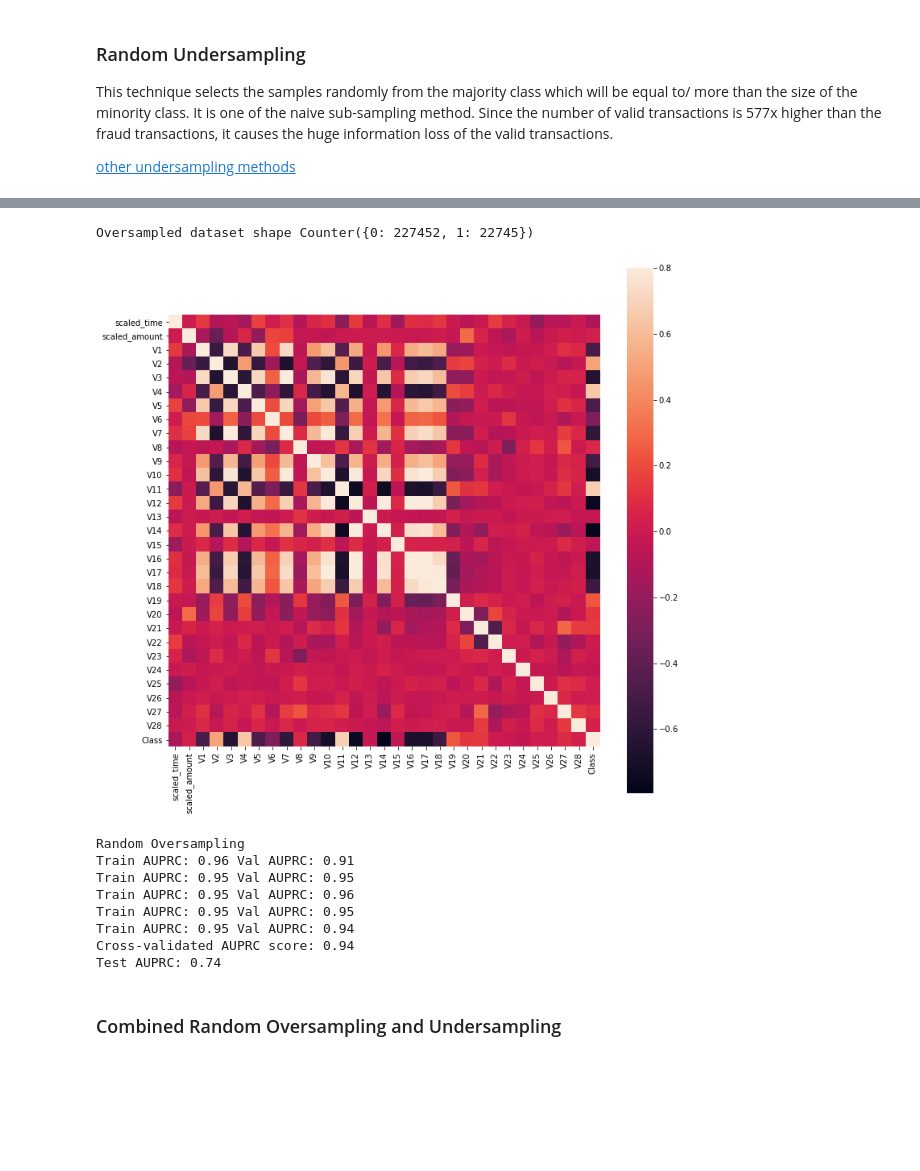
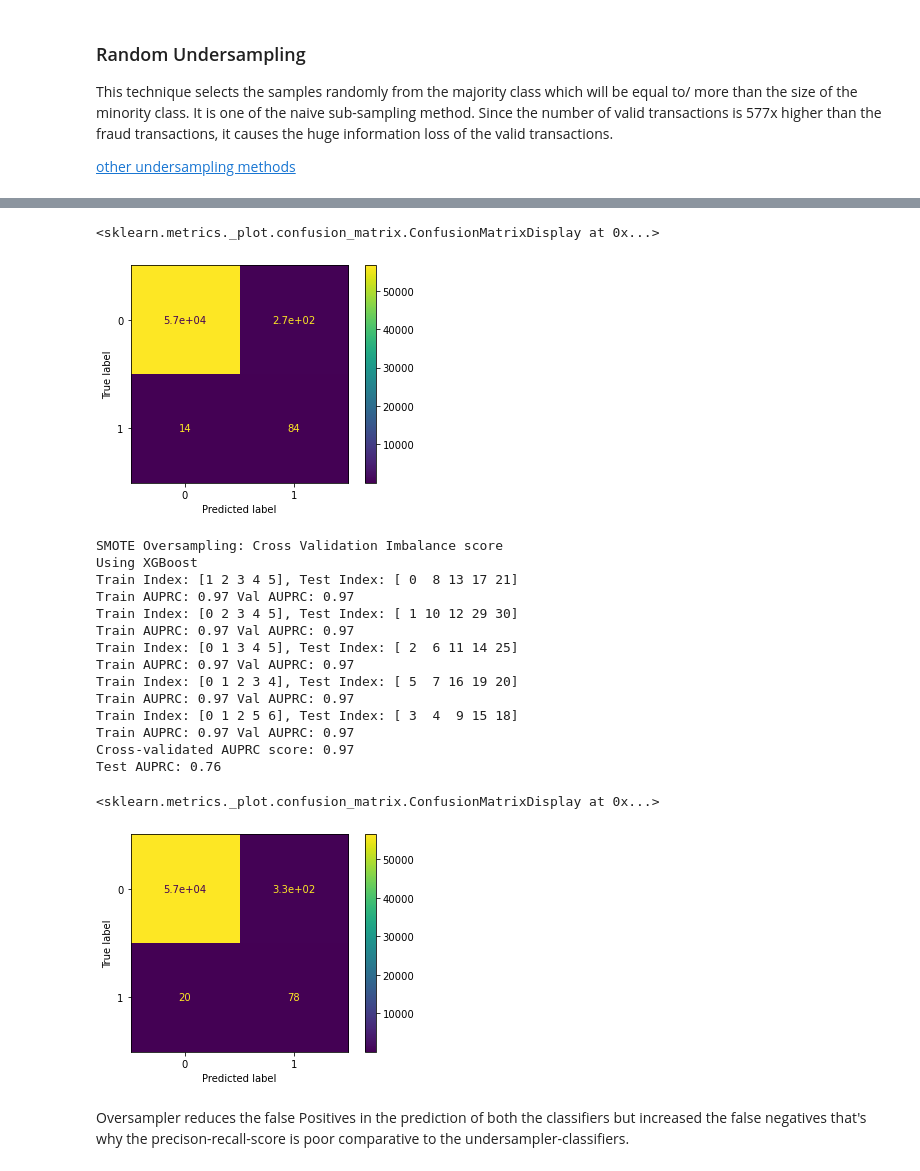
Before and after one commit to Sudhakar17/credit-card-fraud-detection, a Jupyter notebook: credit-card-fraud-detection.ipynb, the cells around one changed output, grey strips where cells are left out. Saved outputs shown, nothing was run; the diff lists cells and outputs as text; code cells hidden in the pictures; blank space fills up the shorter version.

```diff
--- a/credit-card-fraud-detection.ipynb
+++ b/credit-card-fraud-detection.ipynb
@@ -374,9 +420,10 @@ Test AUPRC: 0.76
 # %%
-print("Random Undersampling: CV Imbalance score")
-clf = LogisticRegression()
-score = imbalanced_cross_validation_score(clf, scaled_x_train, scaled_y_train, 5, precision_recall_auc_score, RandomUnderSampler())
+# Logistic regression with Oversampling data
+print("Random Oversampling")
+logistic_clf = LogisticRegression(random_state=42)
+score = imbalanced_cross_validation_score(logistic_clf, oversampled_x, oversampled_y, 5, precision_recall_auc_score)
 print("Cross-validated AUPRC score: %.2f"%score)
 # Test score calculation
-test_score = precision_recall_auc_score(clf, scaled_x_test, scaled_y_test)
+test_score = precision_recall_auc_score(logistic_clf, scaled_x_test, scaled_y_test)
 print("Test AUPRC: %.2f"%(test_score))
 # %% [output]
@@ -397,36 +443,30 @@ This technique duplicates the samples from the minority class in the training se
-# %%
-# Random Oversampling
-random_oversampler = RandomOverSampler(sampling_strategy=0.1, random_state=42)
-oversample_train_x, oversample_train_y = random_oversampler.fit_resample(scaled_x_train, scaled_y_train)
-print('Oversampled dataset shape %s' % Counter(oversample_train_y))
-# %% [output]
-Oversampled dataset shape Counter({0: 227452, 1: 22745})
-# %%
-# Imbalanced-Oversample correlation matrix
-oversample_train_data = pd.concat([oversample_train_x, oversample_train_y], axis=1)
-correlation_mat = oversample_train_data.corr()
-fig = plt.figure(figsize=(12,12))
-sns.heatmap(correlation_mat, vmax=0.8, square=True)
-plt.show()
-# %% [output]
-[figure, removed]
+# %%
+# plotting the confusion matrix for logistic regression
+plot_confusion_matrix(logistic_clf, scaled_x_test, scaled_y_test)
+# %% [output]
+<sklearn.metrics._plot.confusion_matrix.ConfusionMatrixDisplay at 0x...>
+[figure, added]
 # %%
-# Logistic regression with Oversampling data
-print("Random Oversampling")
-clf = LogisticRegression(random_state=42)
-score = calculate_score(clf, oversample_train_x, oversample_train_y, precision_recall_auc_score)
-print("Cross-validated AUPRC score: %.2f"%score)
+print("SMOTE Oversampling: Cross Validation Imbalance score")
+print("Using XGBoost")
+xgb_clf = XGBClassifier(max_depth=3, n_estimators=200, learning_rate=0.001, subsample=0.25, objective='binary:logistic')
+cv_score = imbalanced_cross_validation_score(xgb_clf, oversampled_x, oversampled_y, 5, precision_recall_auc_score)
+print("Cross-validated AUPRC score: %.2f"%cv_score)
 # Test score calculation
-test_score = precision_recall_auc_score(clf, scaled_x_test, scaled_y_test)
+test_score = precision_recall_auc_score(xgb_clf, scaled_x_test, scaled_y_test)
 print("Test AUPRC: %.2f"%(test_score))
 # %% [output]
-Random Oversampling
-Train AUPRC: 0.96 Val AUPRC: 0.91
-Train AUPRC: 0.95 Val AUPRC: 0.95
-Train AUPRC: 0.95 Val AUPRC: 0.96
-Train AUPRC: 0.95 Val AUPRC: 0.95
-Train AUPRC: 0.95 Val AUPRC: 0.94
-Cross-validated AUPRC score: 0.94
-Test AUPRC: 0.74
+SMOTE Oversampling: Cross Validation Imbalance score
+Using XGBoost
+Train Index: [1 2 3 4 5], Test Index: [ 0  8 13 17 21]
+Train AUPRC: 0.97 Val AUPRC: 0.97
+Train Index: [0 2 3 4 5], Test Index: [ 1 10 12 29 30]
+Train AUPRC: 0.97 Val AUPRC: 0.97
+Train Index: [0 1 3 4 5], Test Index: [ 2  6 11 14 25]
+Train AUPRC: 0.97 Val AUPRC: 0.97
+Train Index: [0 1 2 3 4], Test Index: [ 5  7 16 19 20]
+Train AUPRC: 0.97 Val AUPRC: 0.97
+Train Index: [0 1 2 5 6], Test Index: [ 3  4  9 15 18]
+Train AUPRC: 0.97 Val AUPRC: 0.97
+Cross-validated AUPRC score: 0.97
+Test AUPRC: 0.76
-# %% [markdown]
-### Combined Random Oversampling and Undersampling
@@ -440 +473,9 @@ Test AUPRC: 0.74
+# %%
+# plotting the confusion matrix for XGBoost classifier
+plot_confusion_matrix(xgb_clf, scaled_x_test, scaled_y_test)
+# %% [output]
+<sklearn.metrics._plot.confusion_matrix.ConfusionMatrixDisplay at 0x...>
+[figure, added]
+# %% [markdown]
+Oversampler reduces the false Positives in the prediction of both the classifiers but increased the false negatives that's why the precison-recall-score is poor comparative to the undersampler-classifiers.
 # %% [markdown]
```
Also changed, not shown: parts of 27 cells of this notebook.
